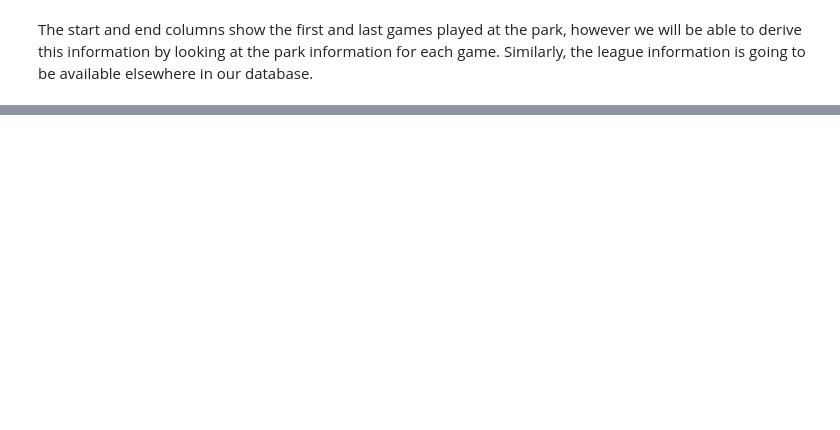
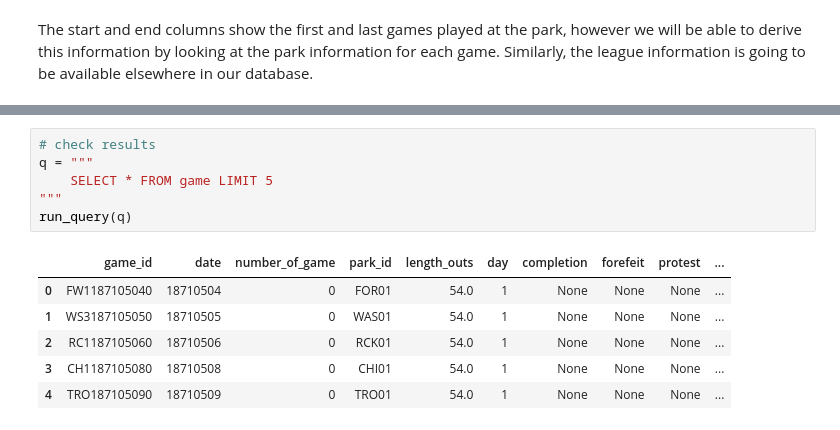
Before and after one commit to KamranMK/dataquest-projects, a Jupyter notebook: designing-creating-database/notebook.ipynb, the cells around one changed output, grey strips where cells are left out. Drawn from its saved outputs; the diff is of its cells as text; blank space fills up the shorter version.

```diff
--- a/designing-creating-database/notebook.ipynb
+++ b/designing-creating-database/notebook.ipynb
@@ -207,0 +656,13 @@ In this section, we plan to prepare a database schema for our new database. We w
+# %%
+# check results
+q = """
+    SELECT * FROM game LIMIT 5
+"""
+run_query(q)
+# %% [output]
+|  | game_id | date | number_of_game | park_id | length_outs | day | completion | forefeit | protest | ... |
+| 0 | FW1187105040 | 18710504 | 0 | FOR01 | 54.0 | 1 | None | None | None | ... |
+| 1 | WS3187105050 | 18710505 | 0 | WAS01 | 54.0 | 1 | None | None | None | ... |
+| 2 | RC1187105060 | 18710506 | 0 | RCK01 | 54.0 | 1 | None | None | None | ... |
+| 3 | CH1187105080 | 18710508 | 0 | CHI01 | 54.0 | 1 | None | None | None | ... |
+| 4 | TRO187105090 | 18710509 | 0 | TRO01 | 54.0 | 1 | None | None | None | ... |
```
Also changed, not shown: parts of 52 cells of this notebook, 4 other files.
